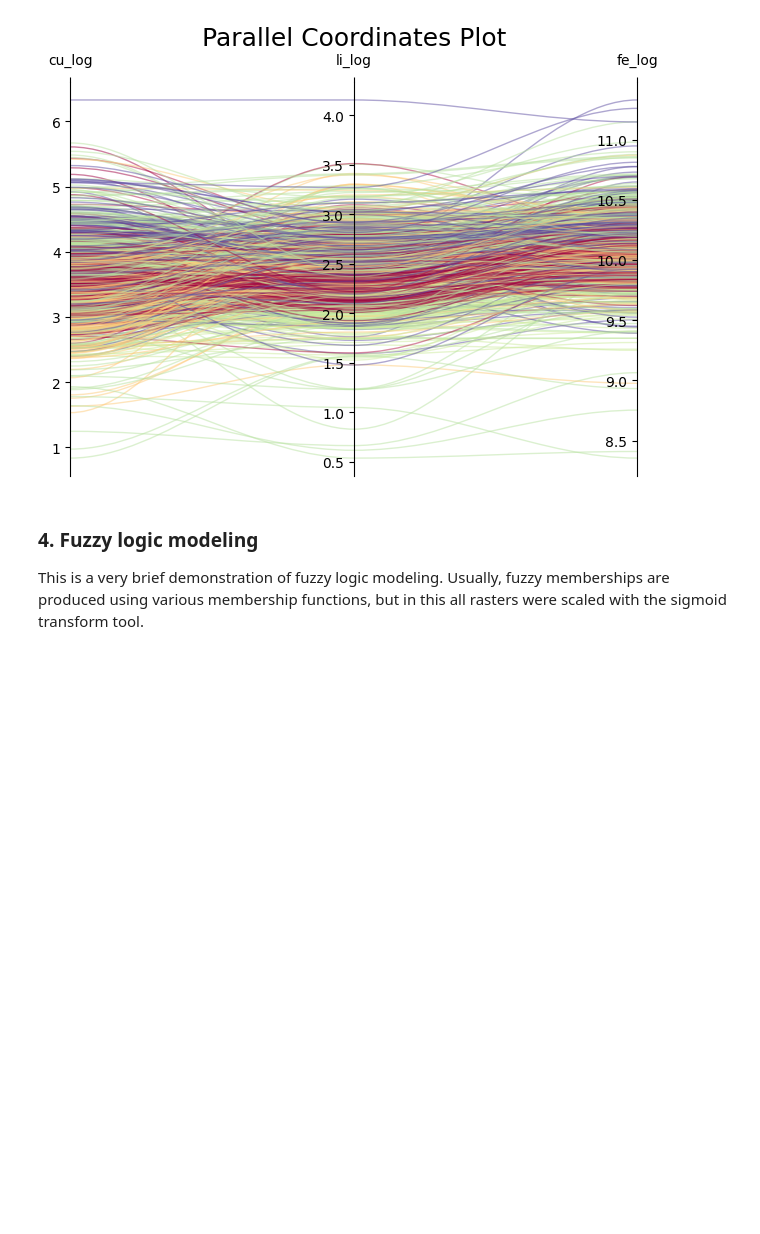
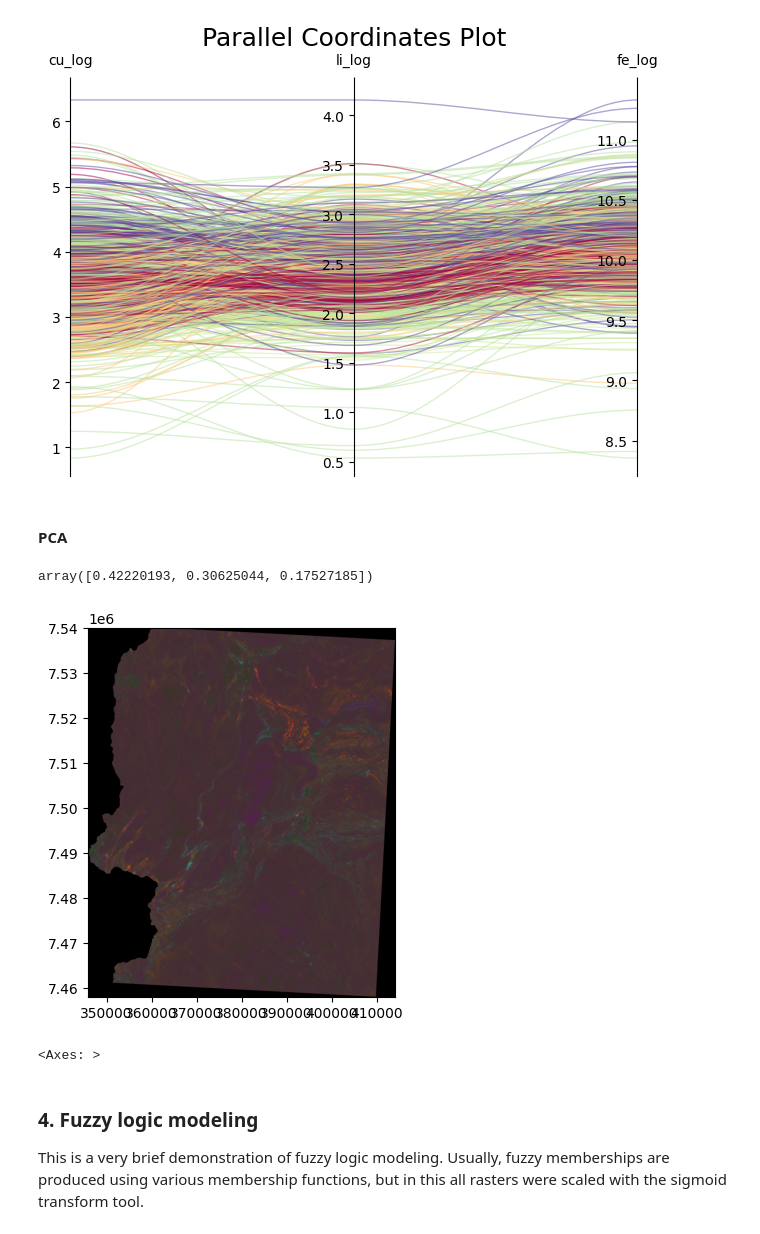
Before and after one commit to GispoCoding/eis_toolkit, a Jupyter notebook: notebooks/workflow_demonstration2.ipynb, the cells around one changed output. Saved outputs shown, nothing was run; the diff lists cells and outputs as text; code cells hidden in the pictures; blank space fills up the shorter version.

```diff
--- a/notebooks/workflow_demonstration2.ipynb
+++ b/notebooks/workflow_demonstration2.ipynb
@@ -230,3 +236,5 @@ Text(0.5, 1.0, 'Geochemical data KDE plot')
 parallel_coordinates_plot = plot_parallel_coordinates(till_geochem_for_pairplot, color_column_name="Map_sheet_")
 # %% [output]
 [figure]
+# %% [markdown]
+#### PCA
@@ -233,3 +258,26 @@ parallel_coordinates_plot = plot_parallel_coordinates(till_geochem_for_pairplot,
+# %%
+# Compute PCA for the input rasters
+out_array, explained_variances = compute_pca(stacked_arrays, 3)
+explained_variances
+# %% [output]
+array([0.42220193, 0.30625044, 0.17527185])
+# %%
+# Visualize PCA outputs
+
+# Scale each band
+scaled_bands = []
+for band in range(out_array.shape[0]):
+    scaled_band = _min_max_scaling(out_array[band], (0, 255))
+    scaled_bands.append(scaled_band)
+
+# Stack scaled bands back together
+scaled_pca_output = np.stack(scaled_bands)
+
+# Display the RGB image
+show(scaled_pca_output.astype(np.uint8), transform=raster_profile["transform"])
+# %% [output]
+[figure, added]
+<Axes: >
 # %% [markdown]
 ### 4. Fuzzy logic modeling
 
```
Also changed, not shown: parts of 7 cells of this notebook.
